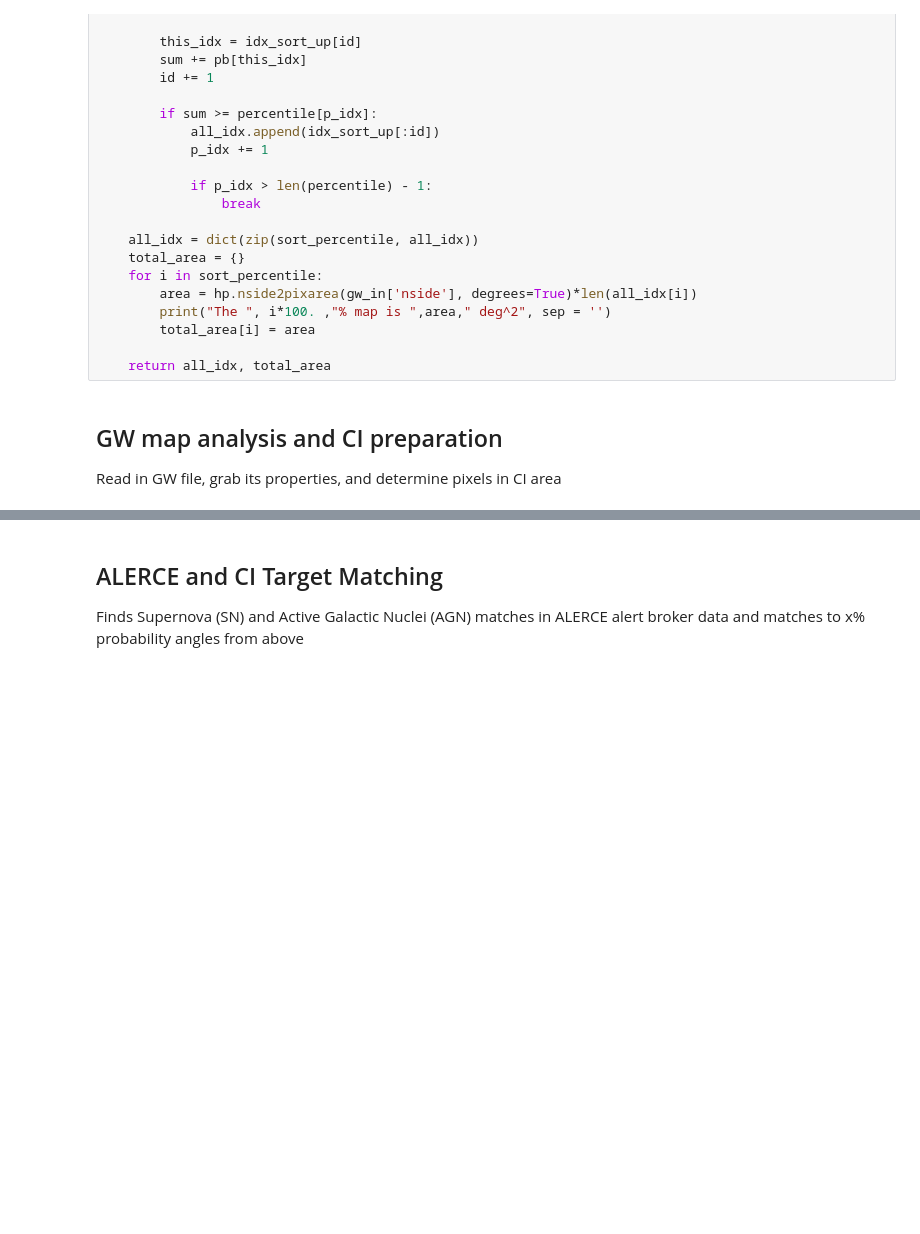
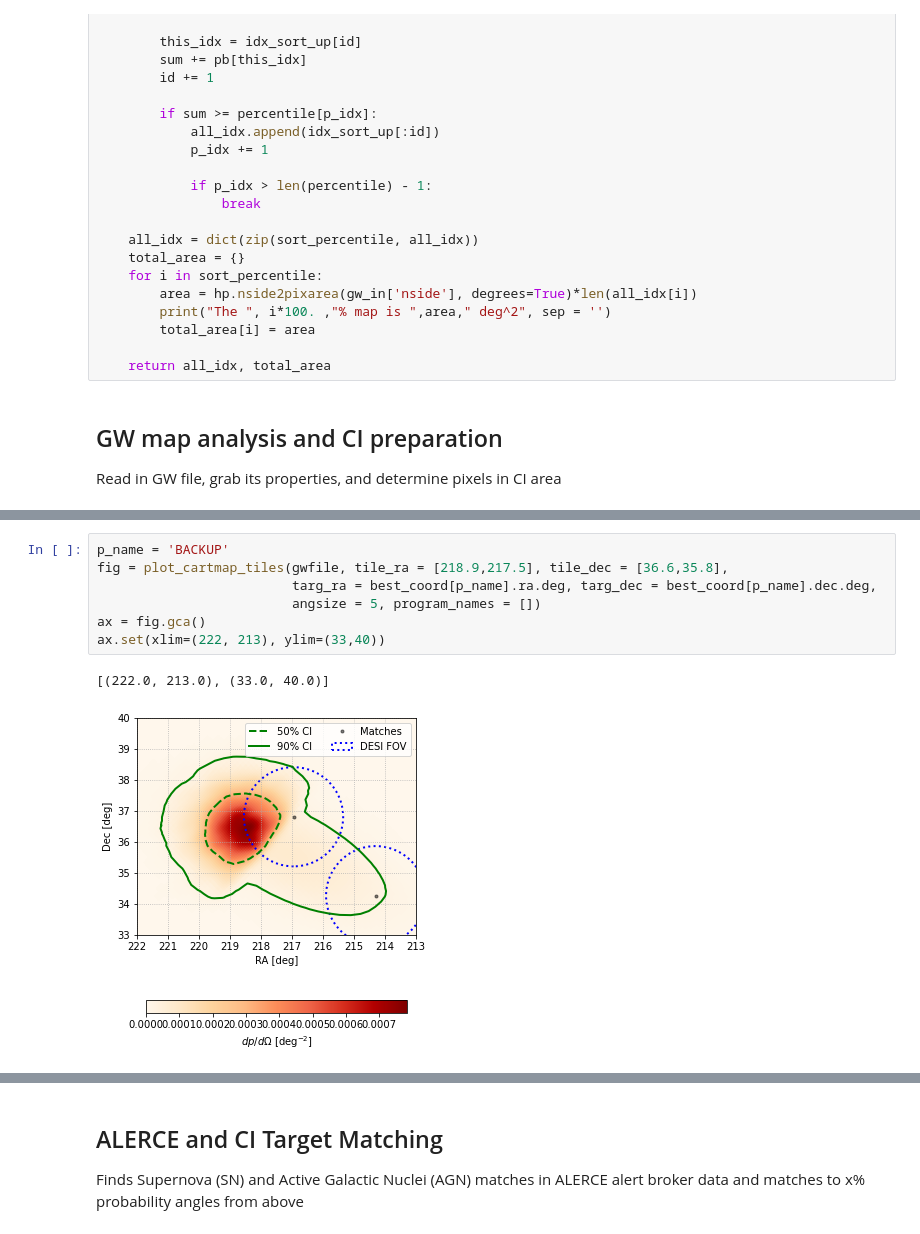
Before and after one commit to desihub/timedomain, a Jupyter notebook: gwtarget/GW_transient_compare.ipynb, the cells around one changed output, grey strips where cells are left out. Cells and saved outputs as stored; diff of their text form; blank space fills up the shorter version.

```diff
--- a/gwtarget/GW_transient_compare.ipynb
+++ b/gwtarget/GW_transient_compare.ipynb
@@ -531,0 +1197,10 @@ The 95.0% map is 30.15227990237149 deg^2
+# %%
+p_name = 'BACKUP'
+fig = plot_cartmap_tiles(gwfile, tile_ra = [218.9,217.5], tile_dec = [36.6,35.8],
+                         targ_ra = best_coord[p_name].ra.deg, targ_dec = best_coord[p_name].dec.deg,
+                         angsize = 5, program_names = [])
+ax = fig.gca()
+ax.set(xlim=(222, 213), ylim=(33,40))
+# %% [output]
+[(222.0, 213.0), (33.0, 40.0)]
+[figure, added]
```
Also changed, not shown: parts of 29 cells of this notebook, 2 other files.
